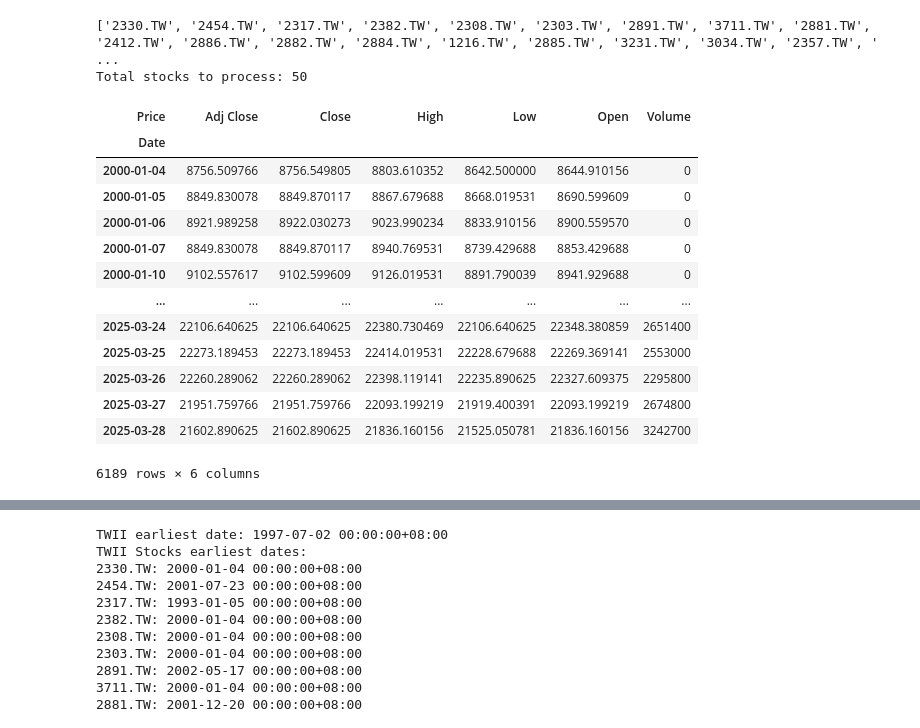
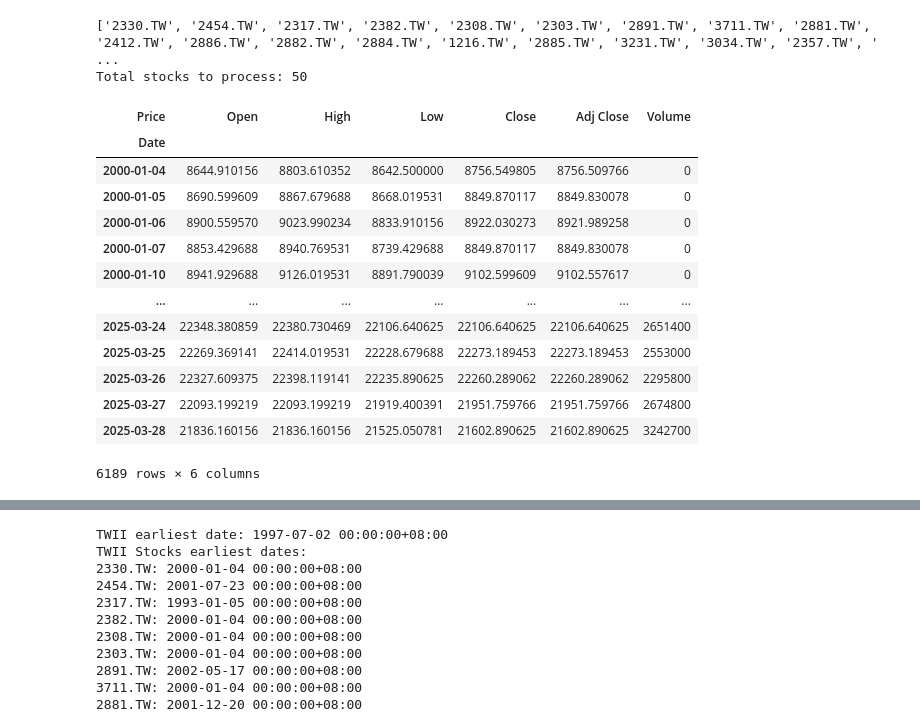
Before and after one commit to JunTingLin/DeepTrader, a Jupyter notebook: src/data/TWII/TWII.ipynb, the cells around one changed output, grey strips where cells are left out. Cells and saved outputs as stored; diff of their text form; code cells hidden in the pictures.

```diff
--- a/src/data/TWII/TWII.ipynb
+++ b/src/data/TWII/TWII.ipynb
@@ -30,23 +30,24 @@ session = curl_requests.Session(impersonate="chrome")
 # %%
 TWII
 twii_history = yf.download(TWII, start='2000-01-01', end='2025-03-31', progress=False, auto_adjust=False, session=session)
 twii_history.columns = twii_history.columns.droplevel(level=1)
+twii_history = twii_history[["Open", "High", "Low", "Close", "Adj Close", "Volume"]]
 twii_history.to_csv(f"./^TWII.csv")
 twii_history
 # %% [output]
-| Price | Adj Close | Close | High | Low | Open | Volume |
+| Price | Open | High | Low | Close | Adj Close | Volume |
 | Date |  |  |  |  |  |  |
-| 2000-01-04 | 8756.509766 | 8756.549805 | 8803.610352 | 8642.500000 | 8644.910156 | 0 |
-| 2000-01-05 | 8849.830078 | 8849.870117 | 8867.679688 | 8668.019531 | 8690.599609 | 0 |
-| 2000-01-06 | 8921.989258 | 8922.030273 | 9023.990234 | 8833.910156 | 8900.559570 | 0 |
-| 2000-01-07 | 8849.830078 | 8849.870117 | 8940.769531 | 8739.429688 | 8853.429688 | 0 |
-| 2000-01-10 | 9102.557617 | 9102.599609 | 9126.019531 | 8891.790039 | 8941.929688 | 0 |
+| 2000-01-04 | 8644.910156 | 8803.610352 | 8642.500000 | 8756.549805 | 8756.509766 | 0 |
+| 2000-01-05 | 8690.599609 | 8867.679688 | 8668.019531 | 8849.870117 | 8849.830078 | 0 |
+| 2000-01-06 | 8900.559570 | 9023.990234 | 8833.910156 | 8922.030273 | 8921.989258 | 0 |
+| 2000-01-07 | 8853.429688 | 8940.769531 | 8739.429688 | 8849.870117 | 8849.830078 | 0 |
+| 2000-01-10 | 8941.929688 | 9126.019531 | 8891.790039 | 9102.599609 | 9102.557617 | 0 |
 | ... | ... | ... | ... | ... | ... | ... |
-| 2025-03-24 | 22106.640625 | 22106.640625 | 22380.730469 | 22106.640625 | 22348.380859 | 2651400 |
-| 2025-03-25 | 22273.189453 | 22273.189453 | 22414.019531 | 22228.679688 | 22269.369141 | 2553000 |
-| 2025-03-26 | 22260.289062 | 22260.289062 | 22398.119141 | 22235.890625 | 22327.609375 | 2295800 |
-| 2025-03-27 | 21951.759766 | 21951.759766 | 22093.199219 | 21919.400391 | 22093.199219 | 2674800 |
-| 2025-03-28 | 21602.890625 | 21602.890625 | 21836.160156 | 21525.050781 | 21836.160156 | 3242700 |
+| 2025-03-24 | 22348.380859 | 22380.730469 | 22106.640625 | 22106.640625 | 22106.640625 | 2651400 |
+| 2025-03-25 | 22269.369141 | 22414.019531 | 22228.679688 | 22273.189453 | 22273.189453 | 2553000 |
+| 2025-03-26 | 22327.609375 | 22398.119141 | 22235.890625 | 22260.289062 | 22260.289062 | 2295800 |
+| 2025-03-27 | 22093.199219 | 22093.199219 | 21919.400391 | 21951.759766 | 21951.759766 | 2674800 |
+| 2025-03-28 | 21836.160156 | 21836.160156 | 21525.050781 | 21602.890625 | 21602.890625 | 3242700 |
 6189 rows × 6 columns
 # %%
 twii_ticker = yf.Ticker(TWII)
```
Also changed, not shown: 6 other files.
